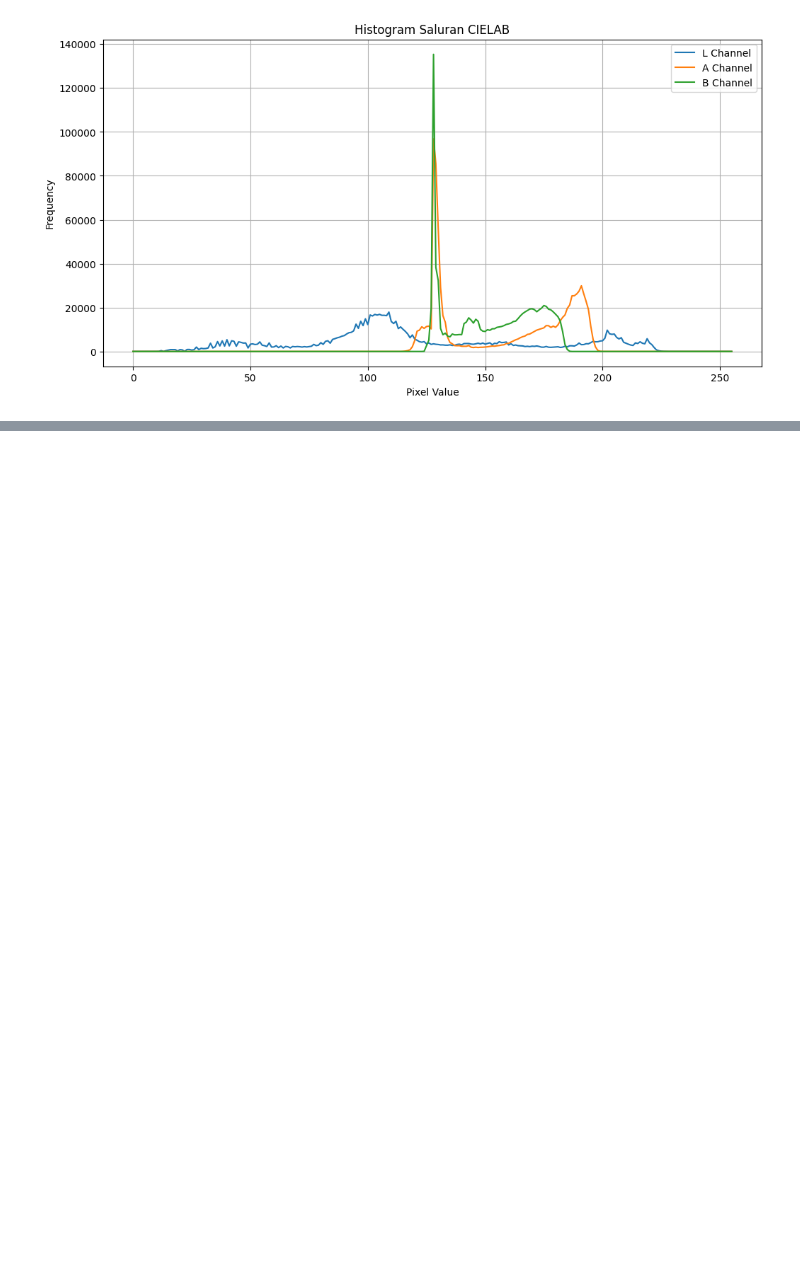
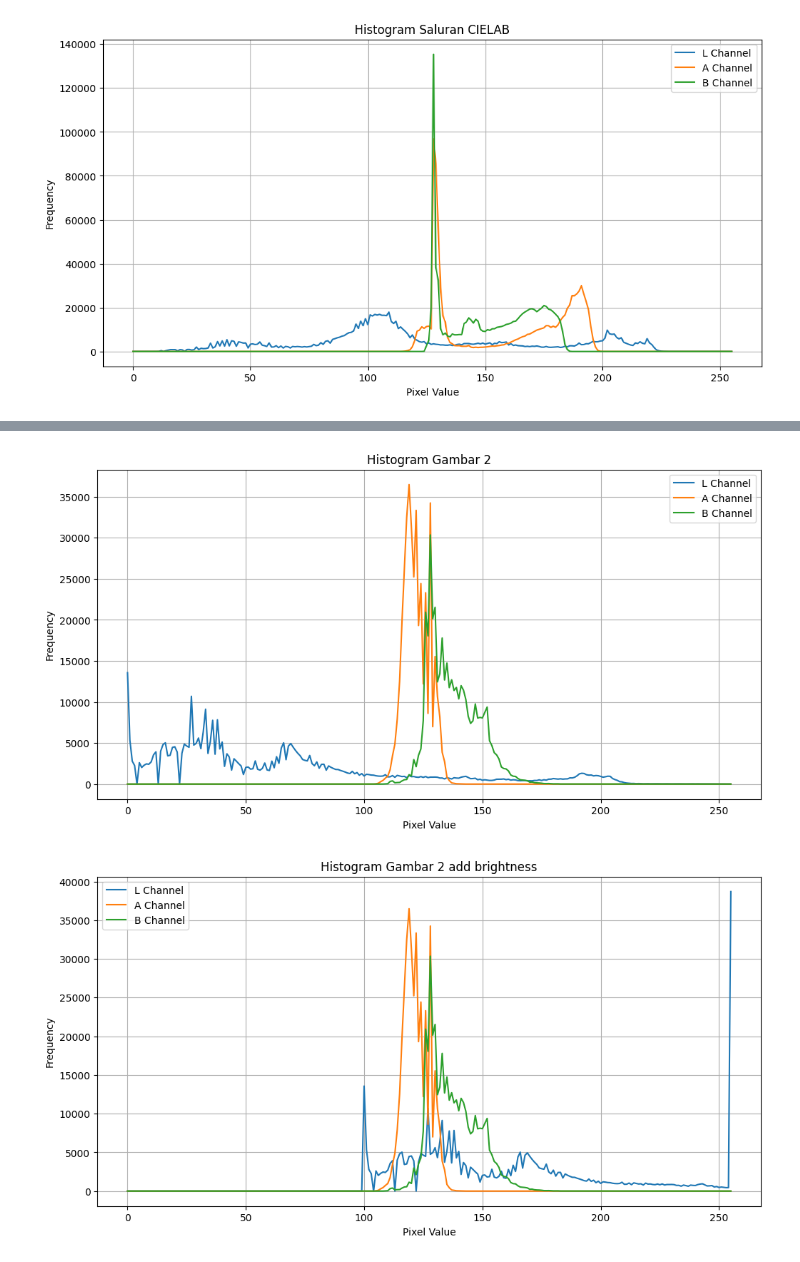
Before and after one commit to ProjectSemester5/PCV, a Jupyter notebook: hist.ipynb, the cells around one changed output, grey strips where cells are left out. Saved outputs shown, nothing was run; the diff lists cells and outputs as text; code cells hidden in the pictures; blank space fills up the shorter version.

```diff
--- a/hist.ipynb
+++ b/hist.ipynb
@@ -5,6 +5,7 @@ import matplotlib.pyplot as plt
 # %%
 image_path = "strawberry.jpg"
 image = cv2.imread(image_path)
+img2 = cv2.imread("strawberry_raw.jpg")
 # %%
 # Mengonversi gambar ke ruang warna CIELAB
 lab_image = cv2.cvtColor(image, cv2.COLOR_BGR2LAB)
@@ -80,0 +84,12 @@ Text(0.5, 1.0, 'Gambar CIELAB add brightness')
+# %%
+lab_img2 = cv2.cvtColor(img2, cv2.COLOR_BGR2LAB)
+
+l,a,b = cv2.split(lab_img2)
+l_bright = cv2.add(l, 100)
+new_lab = cv2.merge((l_bright, a, b))
+
+plot_histogram(lab_img2, "Histogram Gambar 2", ["L", "A", "B"])
+plot_histogram(new_lab, "Histogram Gambar 2 add brightness", ["L", "A", "B"])
+# %% [output]
+[figure, added]
+[figure, added]
```
Also changed, not shown: parts of 5 cells of this notebook.
